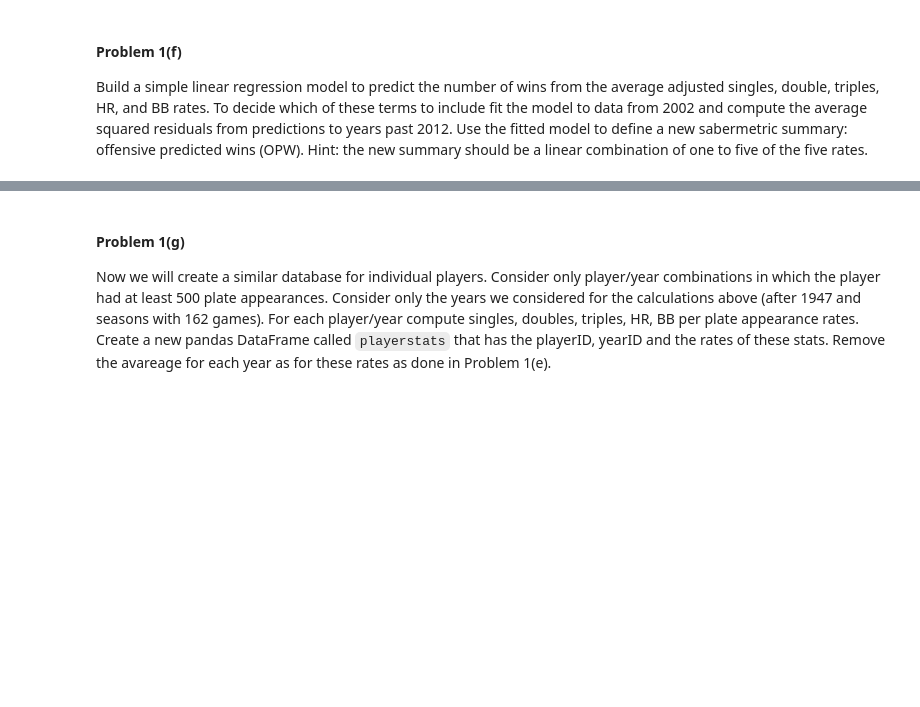
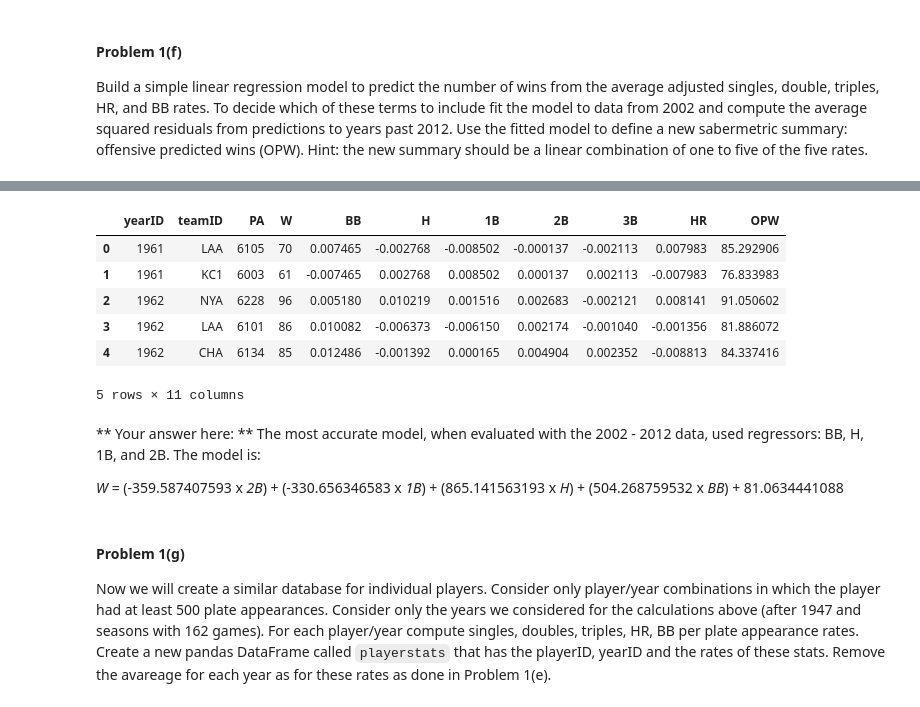
Before and after one commit to araftery/2014, a Jupyter notebook: homework/HW3.ipynb, the cells around one changed output, grey strips where cells are left out. Saved outputs shown, nothing was run; the diff lists cells and outputs as text; code cells hidden in the pictures; blank space fills up the shorter version.

```diff
--- a/homework/HW3.ipynb
+++ b/homework/HW3.ipynb
@@ -169,3 +259,22 @@ Build a simple linear regression model to predict the number of wins from the av
+# %%
+# calcualte "OPW" for all stats
+X = normalized_stats[best_model.params.index[1:]]
+X = sm.add_constant(X)
+predictions = best_model.predict(X)
+normalized_stats['OPW'] = predictions
+normalized_stats.head()
+# %% [output]
+|  | yearID | teamID | PA | W | BB | H | 1B | 2B | 3B | HR | OPW |
+| 0 | 1961 | LAA | 6105 | 70 | 0.007465 | -0.002768 | -0.008502 | -0.000137 | -0.002113 | 0.007983 | 85.292906 |
+| 1 | 1961 | KC1 | 6003 | 61 | -0.007465 | 0.002768 | 0.008502 | 0.000137 | 0.002113 | -0.007983 | 76.833983 |
+| 2 | 1962 | NYA | 6228 | 96 | 0.005180 | 0.010219 | 0.001516 | 0.002683 | -0.002121 | 0.008141 | 91.050602 |
+| 3 | 1962 | LAA | 6101 | 86 | 0.010082 | -0.006373 | -0.006150 | 0.002174 | -0.001040 | -0.001356 | 81.886072 |
+| 4 | 1962 | CHA | 6134 | 85 | 0.012486 | -0.001392 | 0.000165 | 0.004904 | 0.002352 | -0.008813 | 84.337416 |
+5 rows × 11 columns
+# %% [markdown]
+** Your answer here: ** The most accurate model, when evaluated with the 2002 - 2012 data, used regressors: BB, H, 1B, and 2B. The model is:
+
+*W* = (-359.587407593 x *2B*) + (-330.656346583 x *1B*) + (865.141563193 x *H*) + (504.268759532 x *BB*) + 81.0634441088
 # %% [markdown]
 #### Problem 1(g)
 
```
Also changed, not shown: parts of 9 cells of this notebook.
